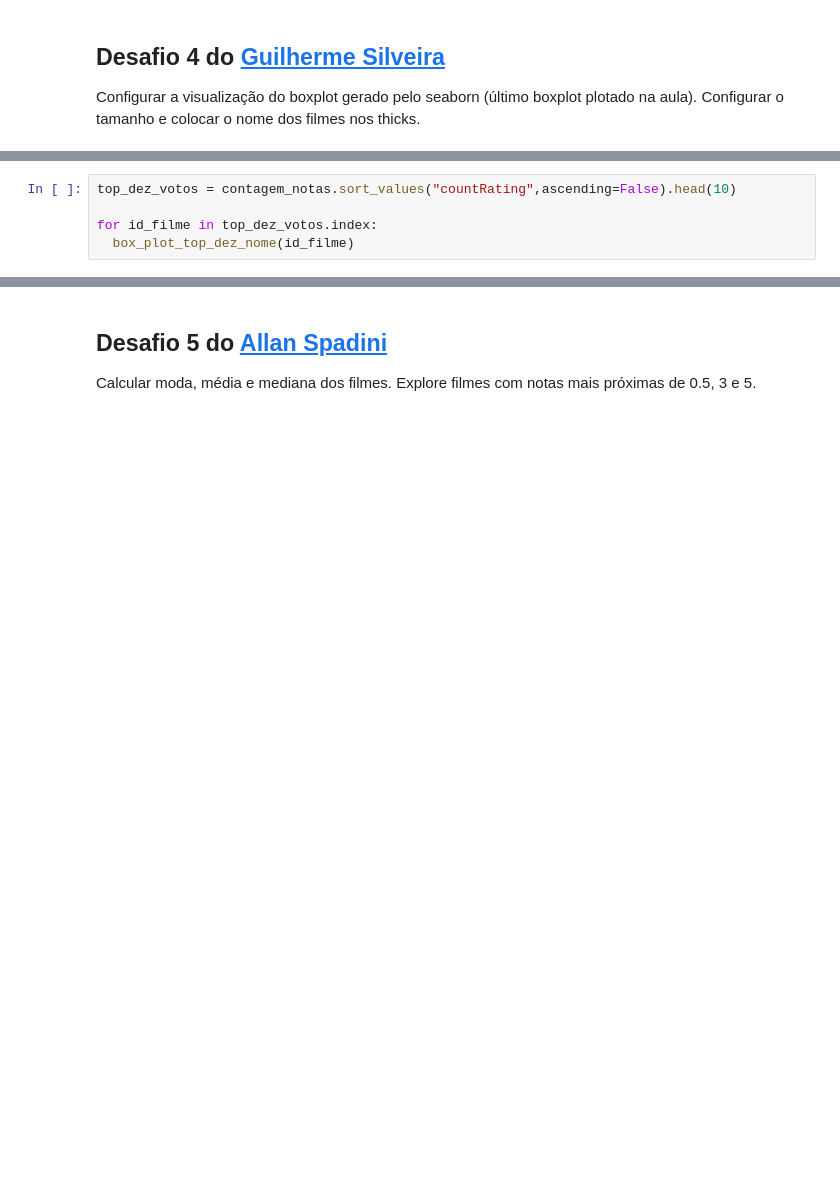
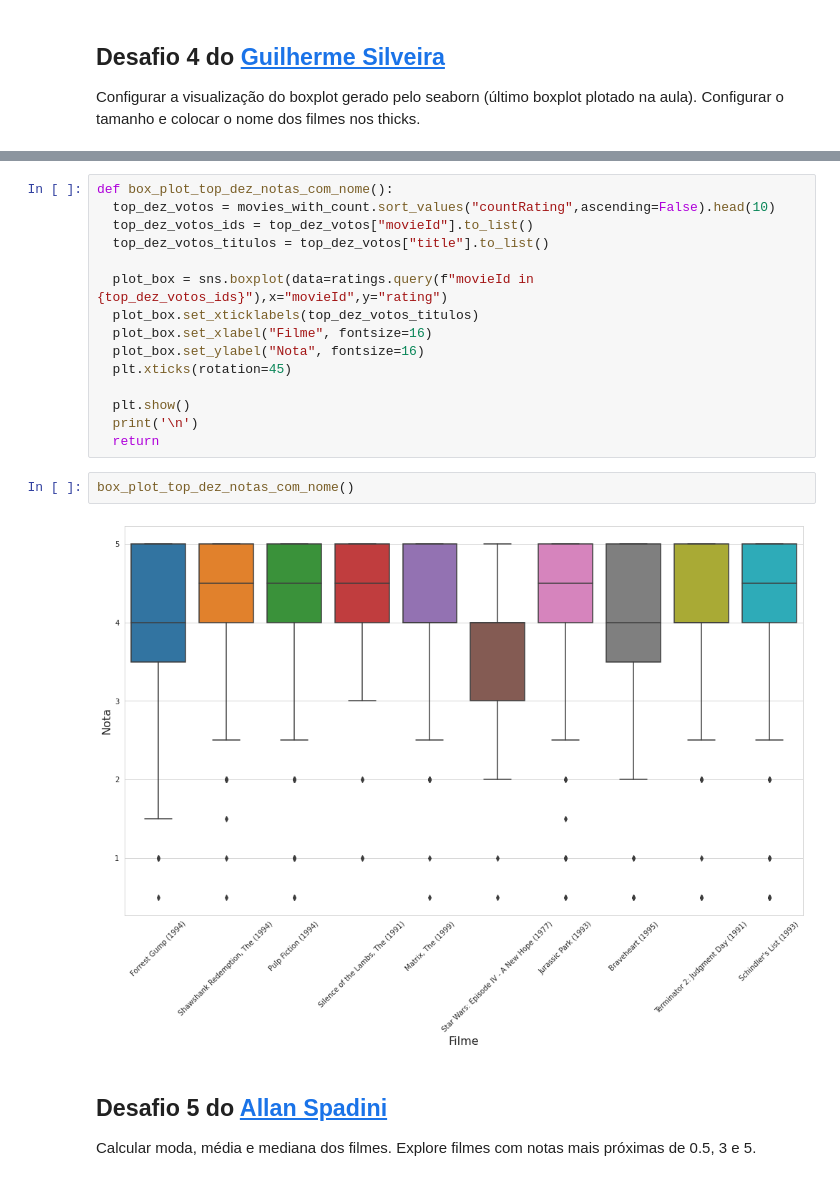
Before and after one commit to RafaelHPS/QuarentenaDados, a Jupyter notebook: QuarentenaDados.ipynb, the cells around one changed output, grey strips where cells are left out. Saved outputs shown, nothing was run; the diff lists cells and outputs as text; blank space fills up the shorter version.

```diff
--- a/QuarentenaDados.ipynb
+++ b/QuarentenaDados.ipynb
@@ -372,5 +342,0 @@ def box_plot_top_dez_nome(n):
-# %%
-top_dez_votos = contagem_notas.sort_values("countRating",ascending=False).head(10)
-
-for id_filme in top_dez_votos.index:
-  box_plot_top_dez_nome(id_filme)
@@ -391,3 +343,22 @@ for id_filme in top_dez_votos.index:
+# %%
+def box_plot_top_dez_notas_com_nome():
+  top_dez_votos = movies_with_count.sort_values("countRating",ascending=False).head(10)
+  top_dez_votos_ids = top_dez_votos["movieId"].to_list()
+  top_dez_votos_titulos = top_dez_votos["title"].to_list()
+
+  plot_box = sns.boxplot(data=ratings.query(f"movieId in {top_dez_votos_ids}"),x="movieId",y="rating")
+  plot_box.set_xticklabels(top_dez_votos_titulos)
+  plot_box.set_xlabel("Filme", fontsize=16)
+  plot_box.set_ylabel("Nota", fontsize=16)
+  plt.xticks(rotation=45)
+
+  plt.show()
+  print('\n')
+  return
+# %%
+box_plot_top_dez_notas_com_nome()
+# %% [output]
+[figure, added]
 # %% [markdown]
 ## Desafio 5 do [Allan Spadini](https://twitter.com/allanspadini)
 
```
Also changed, not shown: parts of 10 cells of this notebook.
